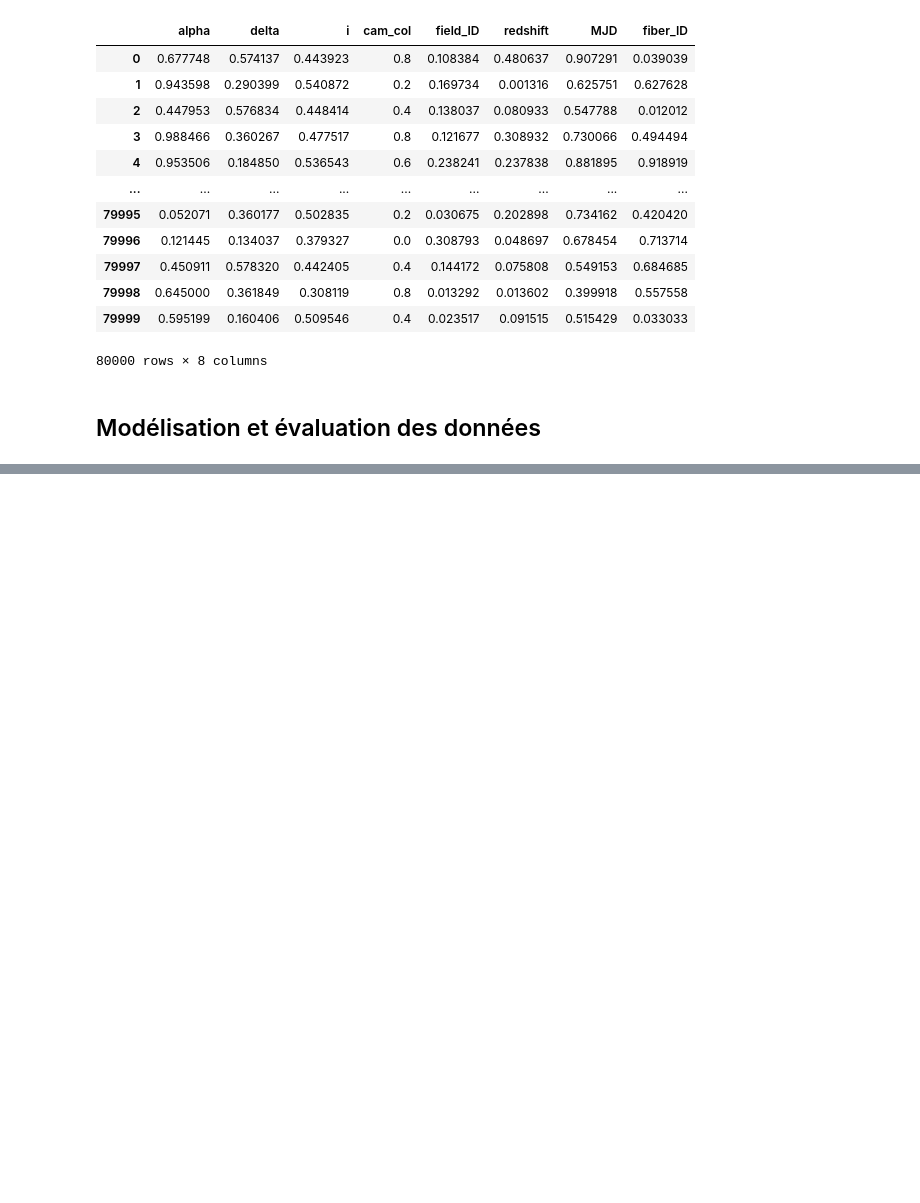
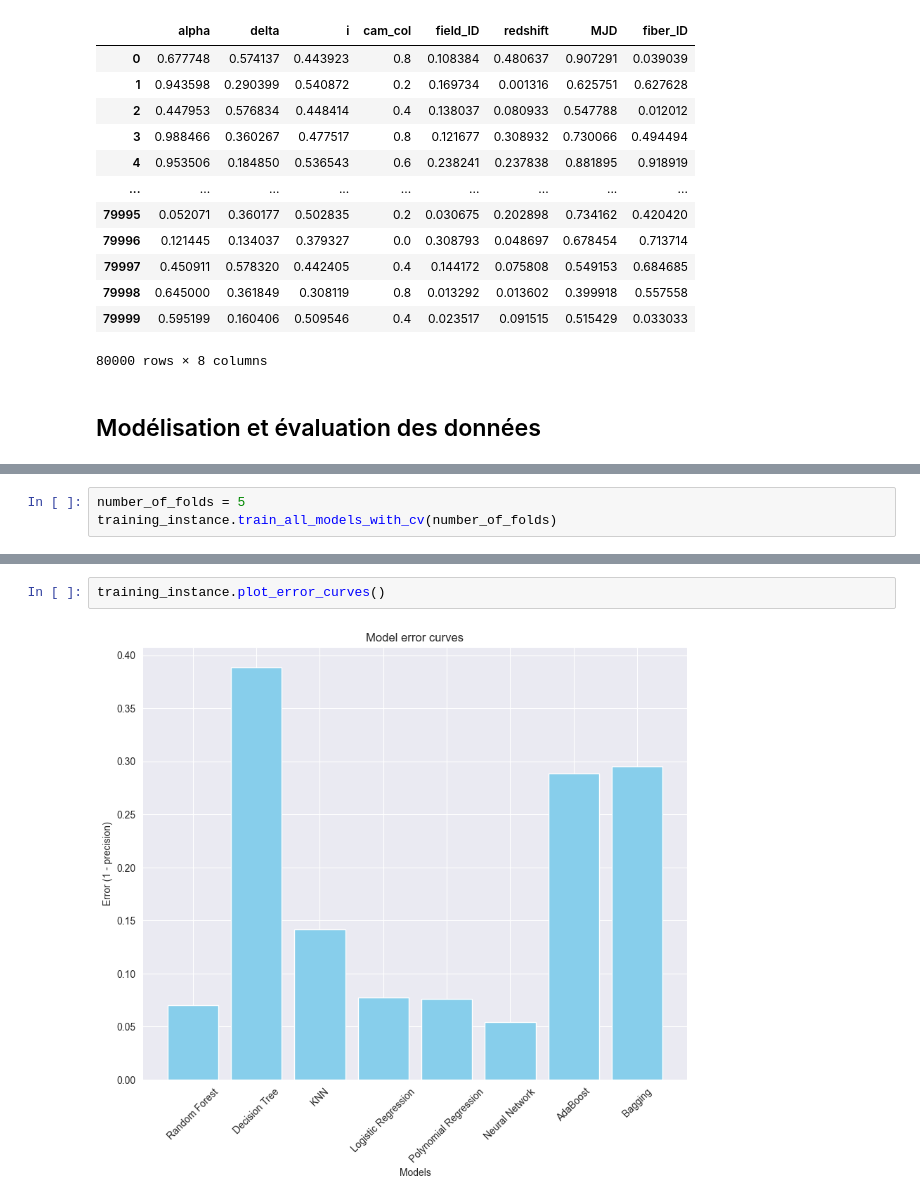
Before and after one commit to theOneOps/first-project-ML-supervised-learning, a Jupyter notebook: visualising_preprocessing.ipynb, the cells around one changed output, grey strips where cells are left out. Saved outputs shown, nothing was run; the diff lists cells and outputs as text; blank space fills up the shorter version.

```diff
--- a/visualising_preprocessing.ipynb
+++ b/visualising_preprocessing.ipynb
@@ -459,0 +547,3 @@ AttributeError: 'Classification' object has no attribute 'print_results'
+# %%
+number_of_folds = 5
+training_instance.train_all_models_with_cv(number_of_folds)
@@ -459,0 +598,4 @@ AttributeError: 'Classification' object has no attribute 'print_results'
+# %%
+training_instance.plot_error_curves()
+# %% [output]
+[figure, added]
```
Also changed, not shown: parts of 25 cells of this notebook.
